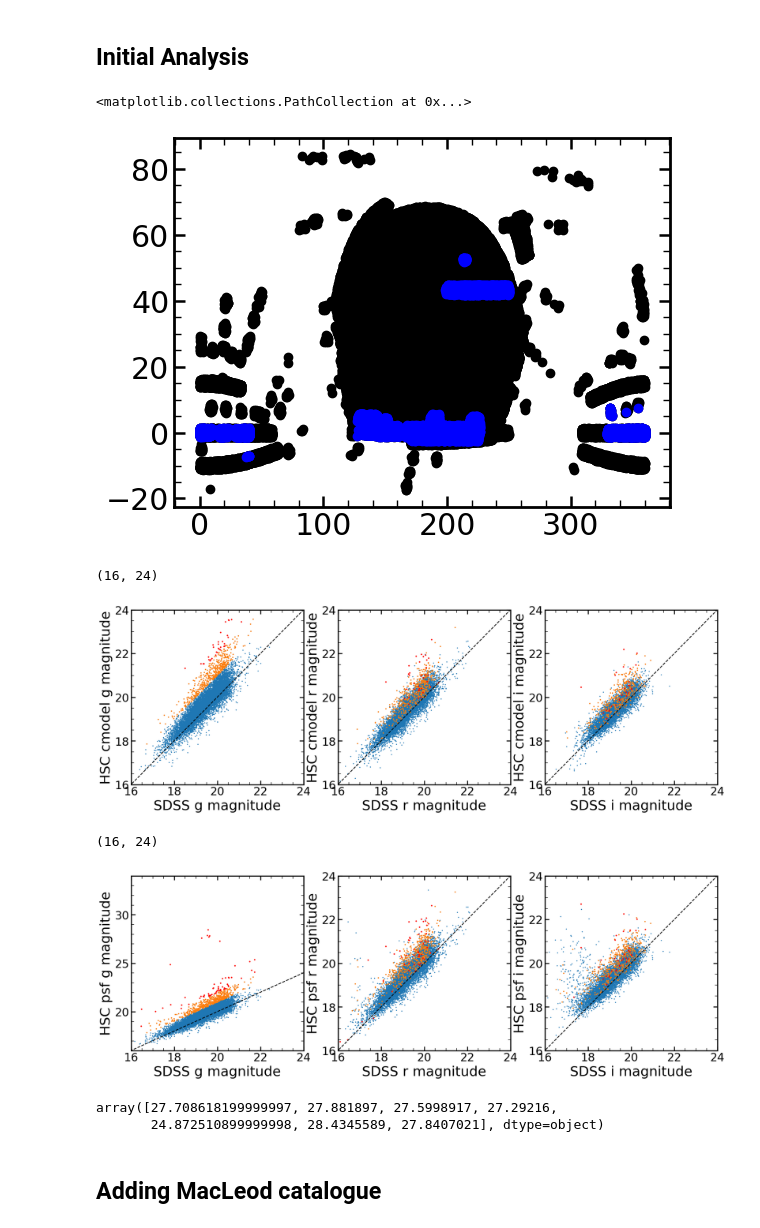
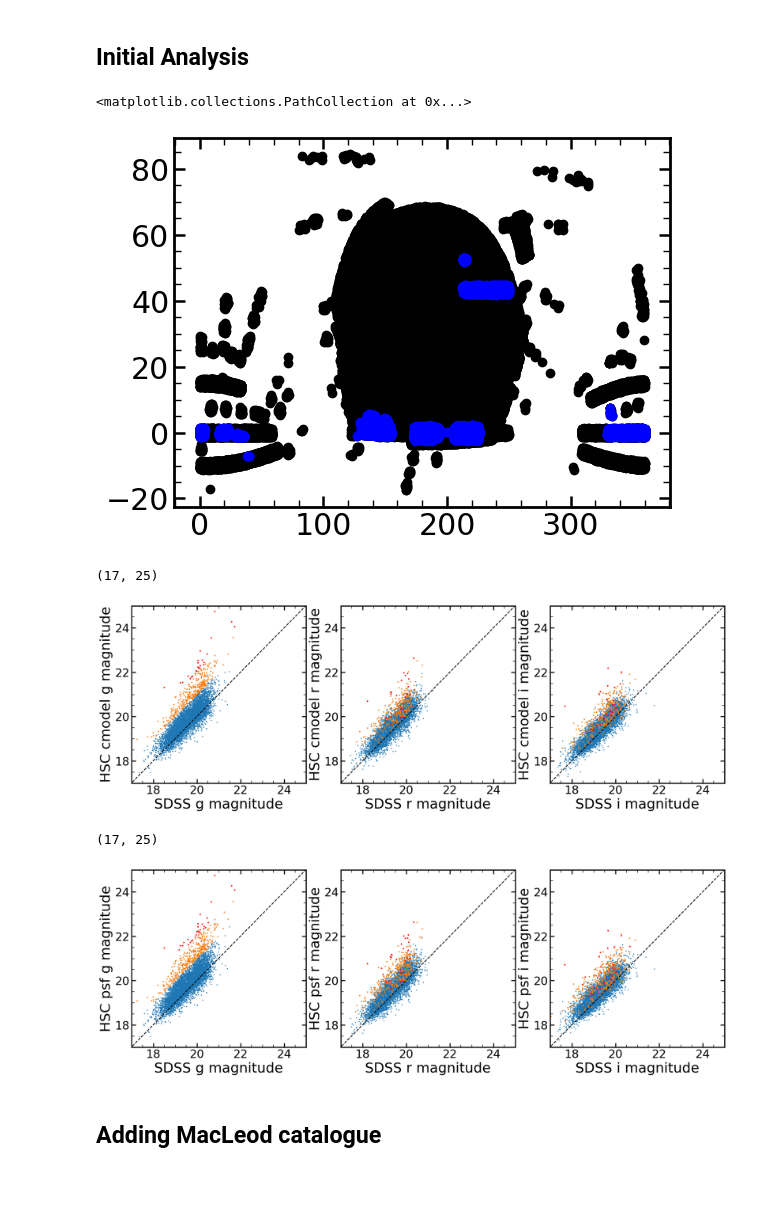
Before and after one commit to nevencaplar/Variability, a Jupyter notebook: HSC/HSC_Changed_QSO.ipynb, the cells around one changed output. Saved outputs shown, nothing was run; the diff lists cells and outputs as text; code cells hidden in the pictures; blank space fills up the shorter version.

```diff
--- a/HSC/HSC_Changed_QSO.ipynb
+++ b/HSC/HSC_Changed_QSO.ipynb
@@ -38,7 +38,7 @@ display(HTML("<style>.container { width:100% !important; }</style>"))
 import matplotlib
 import matplotlib.pyplot as plt
 from matplotlib.colors import LogNorm
-matplotlib.rcParams.update({'font.size': 18})
+matplotlib.rcParams.update({'font.size': 16})
 %config InlineBackend.rc = {}
 %matplotlib inline
 
@@ -47,7 +47,7 @@ import pandas as pd
 from tqdm import tqdm
 from sklearn.metrics.pairwise import euclidean_distances
 
-DATA_DIRECTORY='/Users/nevencaplar/Documents/Variability/HSC/'
+DATA_DIRECTORY='/Users/nevencaplar/Documents/Variability/Github/Variability/HSC/'
 # %% [markdown]
 # Preparation of sql query
 # %%
@@ -206,14 +206,21 @@ WHERE
 ## Initial Analysis
 # %%
 #read in catalogue from HSC query with pandas
-df = pd.read_csv(DATA_DIRECTORY+'192565.csv')
+#This is the version without quality flags
+#df = pd.read_csv(DATA_DIRECTORY+'192565.csv')
+
+#version with flags
+df = pd.read_csv(DATA_DIRECTORY+'194782.csv')
+
 # give ra and dec
 Positions_of_df=np.transpose([df['# ra'].values,df['dec'].values])
 # %%
 # check the overlap with SDSS
+# import dr7 (at the start of section 1), if you skipped section 1
+
 plt.scatter(Positions_of_dr7[:,0],Positions_of_dr7[:,1],color='black')
 plt.scatter(Positions_of_df[:,0],Positions_of_df[:,1],color='blue')
 # %% [output]
 <matplotlib.collections.PathCollection at 0x...>
-[figure, old version]
+[figure, new version]
 # %%
@@ -253,8 +260,8 @@ plt.scatter(matched_array_filtered[:,2][(matched_array_filtered[:,8+2]-matched_a
 plt.xlabel('SDSS g magnitude')
 plt.ylabel('HSC cmodel g magnitude')
 plt.plot(range(0,100),range(0,100),color='black',ls='--')
-plt.xlim(16,24)
-plt.ylim(16,24)
+plt.xlim(17,25)
+plt.ylim(17,25)
 
 plt.subplot(132)
 
@@ -264,8 +271,8 @@ plt.scatter(matched_array_filtered[:,4][(matched_array_filtered[:,8+2]-matched_a
 plt.xlabel('SDSS r magnitude')
 plt.ylabel('HSC cmodel r magnitude')
 plt.plot(range(0,100),range(0,100),color='black',ls='--')
-plt.xlim(16,24)
-plt.ylim(16,24)
+plt.xlim(17,25)
+plt.ylim(17,25)
 
 plt.subplot(133)
 
@@ -275,55 +282,49 @@ plt.scatter(matched_array_filtered[:,6][(matched_array_filtered[:,8+2]-matched_a
 plt.xlabel('SDSS i magnitude')
 plt.ylabel('HSC cmodel i magnitude')
 plt.plot(range(0,100),range(0,100),color='black',ls='--')
-plt.xlim(16,24)
-plt.ylim(16,24)
+plt.xlim(17,25)
+plt.ylim(17,25)
 # %% [output]
-(16, 24)
+(17, 25)
-[figure, old version]
+[figure, new version]
 # %%
 # plot differences using psf values from HSC
 plt.figure(figsize=(20,6))
 plt.subplot(131)
 
 plt.scatter(matched_array_filtered[:,2],matched_array_filtered[:,14+2],s=1)
 plt.scatter(matched_array_filtered[:,2][(matched_array_filtered[:,14+2]-matched_array_filtered[:,2])>1],matched_array_filtered[:,14+2][(matched_array_filtered[:,14+2]-matched_array_filtered[:,2])>1],s=2)
 plt.scatter(matched_array_filtered[:,2][(matched_array_filtered[:,14+2]-matched_array_filtered[:,2])>2],matched_array_filtered[:,14+2][(matched_array_filtered[:,14+2]-matched_array_filtered[:,2])>2],s=3,color='red')
 
 plt.xlabel('SDSS g magnitude')
 plt.ylabel('HSC psf g magnitude')
 plt.plot(range(0,100),range(0,100),color='black',ls='--')
-plt.xlim(16,24)
-plt.ylim(16,34)
+plt.xlim(17,25)
+plt.ylim(17,25)
 
 plt.subplot(132)
 
 plt.scatter(matched_array_filtered[:,4],matched_array_filtered[:,14+4],s=1)
 plt.scatter(matched_array_filtered[:,4][(matched_array_filtered[:,14+2]-matched_array_filtered[:,2])>1],matched_array_filtered[:,14+4][(matched_array_filtered[:,14+2]-matched_array_filtered[:,2])>1],s=2)
 plt.scatter(matched_array_filtered[:,4][(matched_array_filtered[:,14+2]-matched_array_filtered[:,2])>2],matched_array_filtered[:,14+4][(matched_array_filtered[:,14+2]-matched_array_filtered[:,2])>2],s=3,color='red')
 plt.xlabel('SDSS r magnitude')
 plt.ylabel('HSC psf r magnitude')
 plt.plot(range(0,100),range(0,100),color='black',ls='--')
-plt.xlim(16,24)
-plt.ylim(16,24)
-
+plt.xlim(17,25)
+plt.ylim(17,25)
 plt.subplot(133)
 
 plt.scatter(matched_array_filtered[:,6],matched_array_filtered[:,14+6],s=1)
 plt.scatter(matched_array_filtered[:,6][(matched_array_filtered[:,14+2]-matched_array_filtered[:,2])>1],matched_array_filtered[:,14+6][(matched_array_filtered[:,14+2]-matched_array_filtered[:,2])>1],s=2)
 plt.scatter(matched_array_filtered[:,6][(matched_array_filtered[:,14+2]-matched_array_filtered[:,2])>2],matched_array_filtered[:,14+6][(matched_array_filtered[:,14+2]-matched_array_filtered[:,2])>2],s=3,color='red')
 plt.xlabel('SDSS i magnitude')
 plt.ylabel('HSC psf i magnitude')
 plt.plot(range(0,100),range(0,100),color='black',ls='--')
-plt.xlim(16,24)
-plt.ylim(16,24)
+plt.xlim(17,25)
+plt.ylim(17,25)
 # %% [output]
-(16, 24)
+(17, 25)
-[figure, old version]
+[figure, new version]
-# %%
-matched_array_filtered[(matched_array_filtered[:,14+2]-matched_array_filtered[:,2])>5][:,14+2]
-# %% [output]
-array([27.708618199999997, 27.881897, 27.5998917, 27.29216,
-       24.872510899999998, 28.4345589, 27.8407021], dtype=object)
 # %% [markdown]
 ## Adding MacLeod catalogue
 # %%
```
Also changed, not shown: parts of 13 cells of this notebook, 3 other files.
